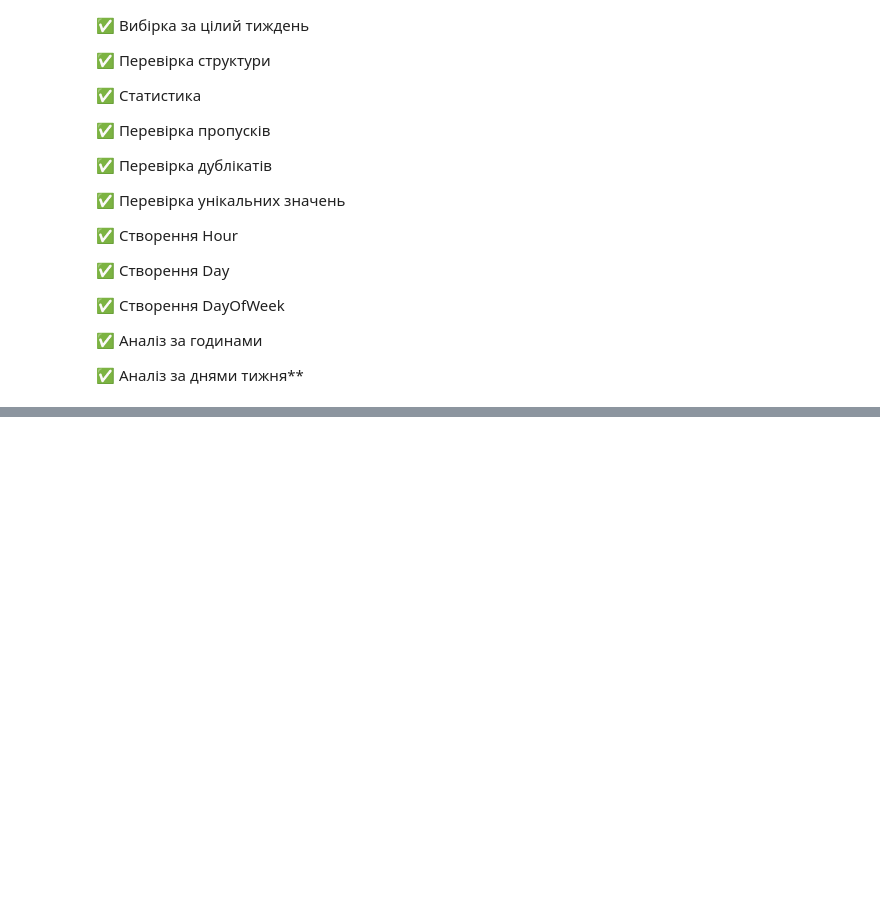
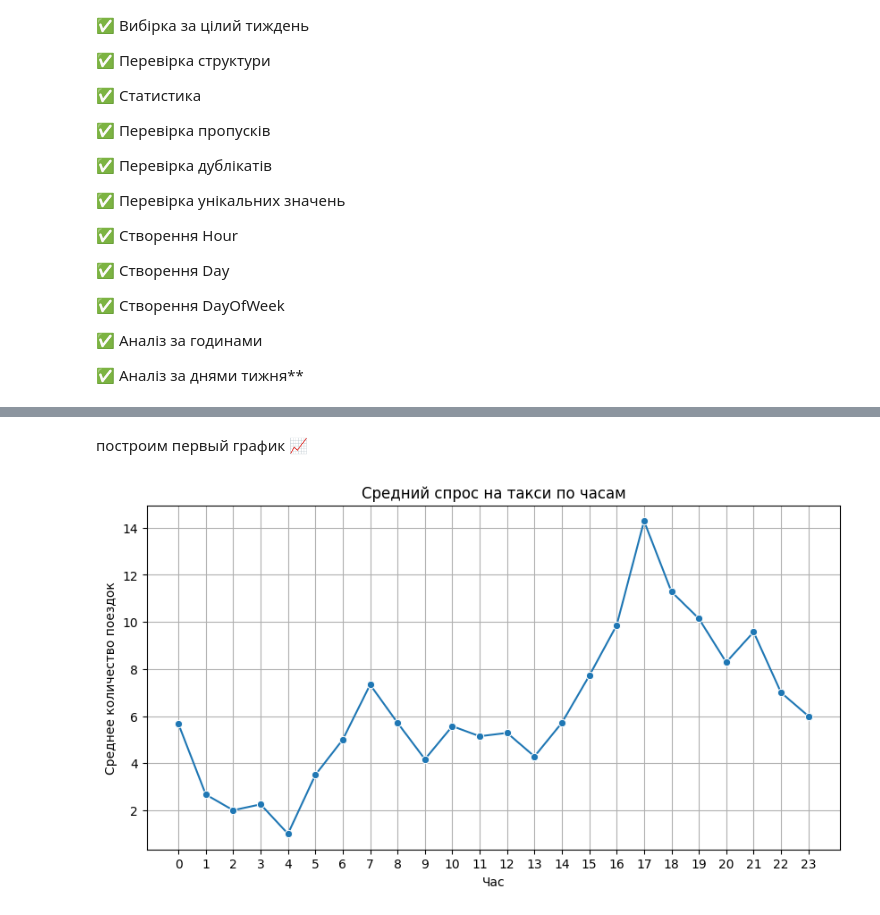
Before and after one commit to pavlenkosasha/MillionaireAPI, a Jupyter notebook: Uber_Pickups_in_New_York_City_PAVLENKO.ipynb, the cells around one changed output, grey strips where cells are left out. Cells and saved outputs as stored; diff of their text form; code cells hidden in the pictures; blank space fills up the shorter version.

```diff
--- a/Uber_Pickups_in_New_York_City_PAVLENKO.ipynb
+++ b/Uber_Pickups_in_New_York_City_PAVLENKO.ipynb
@@ -248,0 +281,12 @@ plt.show()
+# %%
+df['Date/Time'] = pd.to_datetime(df['Date/Time'])
+
+df['Date'] = df['Date/Time'].dt.date
+
+target_df = (
+    df.groupby(['Date', 'Hour','Day', 'DayOfWeek'])
+      .size()
+      .reset_index(name='NumberOfTrips')
+)
+
+target_df.head()
@@ -248,0 +326,8 @@ plt.show()
+# %%
+hour_demand = (
+    target_df.groupby('Hour')['NumberOfTrips']
+    .mean()
+    .reset_index()
+)
+
+hour_demand
@@ -248,0 +352,23 @@ plt.show()
+# %% [markdown]
+построим первый график 📈
+# %%
+import matplotlib.pyplot as plt
+import seaborn as sns
+
+plt.figure(figsize=(10, 5))
+
+sns.lineplot(
+    data=hour_demand,
+    x='Hour',
+    y='NumberOfTrips',
+    marker='o'
+)
+
+plt.title('Средний спрос на такси по часам')
+plt.xlabel('Час')
+plt.ylabel('Среднее количество поездок')
+plt.xticks(range(24))
+plt.grid()
+plt.show()
+# %% [output]
+[figure, added]
```
Also changed, not shown: parts of 29 cells of this notebook.
